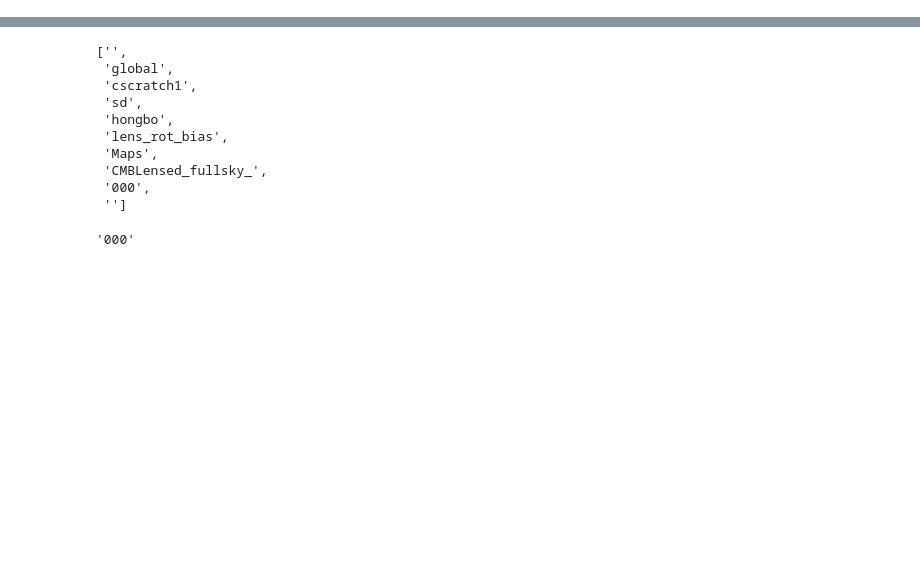
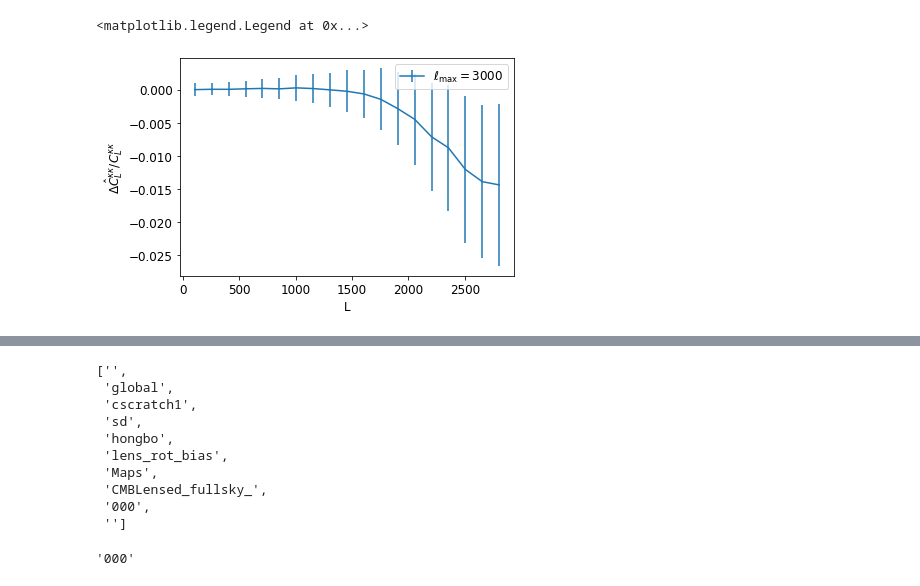
Before and after one commit to HongboCai/lens_rot_bias, a Jupyter notebook: notebooks/check_new.ipynb, the cells around one changed output, grey strips where cells are left out. Saved outputs shown, nothing was run; the diff lists cells and outputs as text; code cells hidden in the pictures; blank space fills up the shorter version.

```diff
--- a/notebooks/check_new.ipynb
+++ b/notebooks/check_new.ipynb
@@ -40,0 +115,31 @@ plt.legend()
+# %%
+ellmaxs = [3000]
+for ellmax in ellmaxs:
+    ells = np.arange(0, ellmax+1)
+    clpp = np.loadtxt('../inputPs/cosmo2017_10K_acc3_lenspotentialCls.dat', usecols=5, unpack=True)
+    clpp = np.concatenate(([0,0],clpp))
+    clkk = 2*pi/4*clpp[ells]
+
+    reckap_cls = np.array([pd.read_csv(cl) for cl in [f'../output/recon_ps/reckap_cl_CMBLensed_fullsky_alm_{i:03d}_30_{ellmax}.csv' for i in range(0,10)]])
+    reckap_cl = np.mean(reckap_cls, axis=0)
+
+    reckap_rot_cls = np.array([pd.read_csv(cl) for cl in [f'../output/recon_ps/reckap_cl_CMBLensedRot_fullsky_alm_{i:03d}_30_{ellmax}.csv' for i in range(0,10)]])
+    reckap_rot_cl = np.mean(reckap_rot_cls, axis=0)
+
+    bias = ((reckap_rot_cls[:,:Lmax+1,0] - reckap_cls[:,:Lmax+1,0]) - (reckap_rot_cls[:,:Lmax+1,2] - reckap_cls[:,:Lmax+1,2]))/clkk[:Lmax+1]
+    bias_mean = np.mean(bias, axis=0)
+    bias_err = np.std(bias, axis=0)
+
+    bin_edge = np.arange(30, Lmax, 150)
+    binner = bin1D(Ls, bin_edge)
+
+    L_bin, bias_mean_bin = binner.bin(bias_mean)
+    L_bin, bias_err_bin = binner.bin(bias_err)
+    plt.errorbar(L_bin, bias_mean_bin, yerr=bias_err_bin, label=r'$\ell_{\mathrm{max}}=%s$'%ellmax)
+
+plt.xlabel('L')
+plt.ylabel('$\Delta \hat{C}^{\kappa \kappa}_{L}/C^{\kappa \kappa}_{L}$')
+plt.legend()
+# %% [output]
+<matplotlib.legend.Legend at 0x...>
+[figure, added]
```
Also changed, not shown: parts of 11 cells of this notebook, 25 other files.
